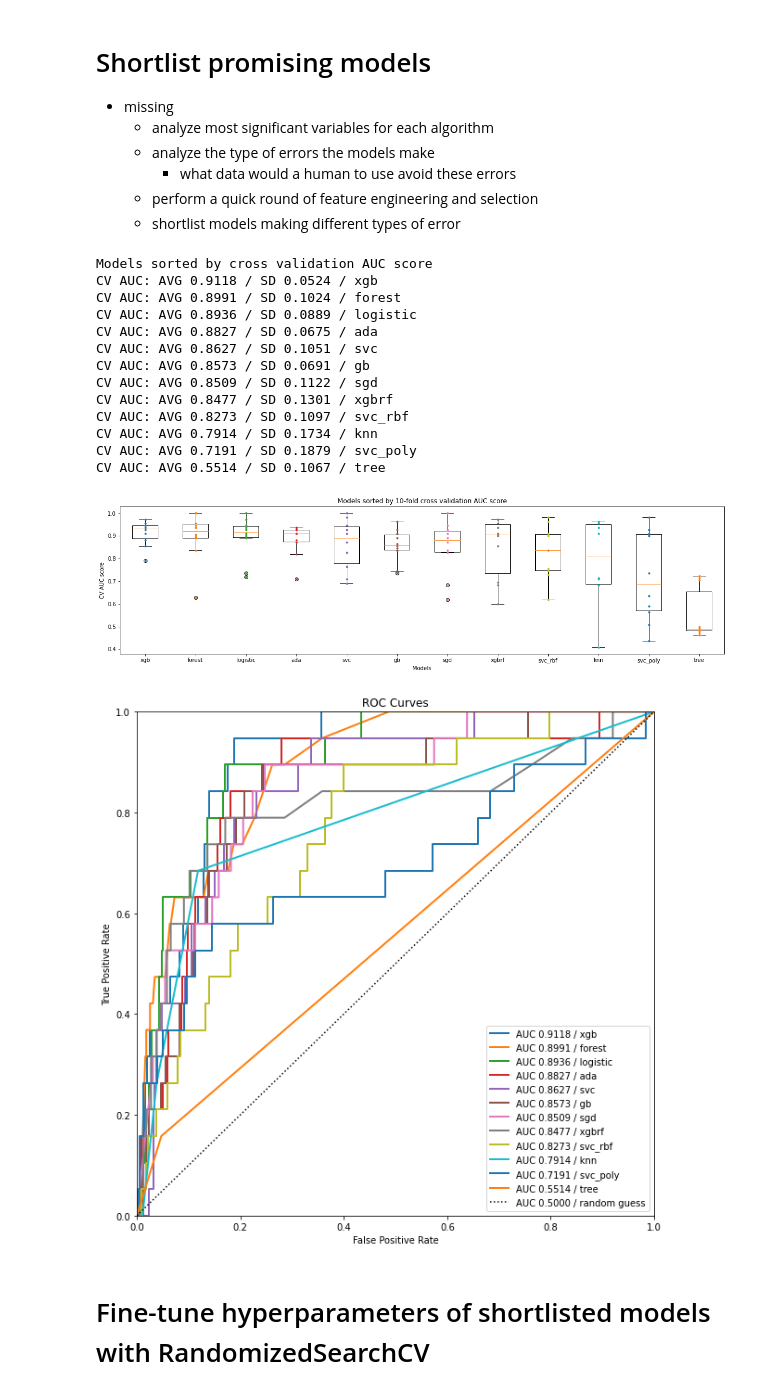
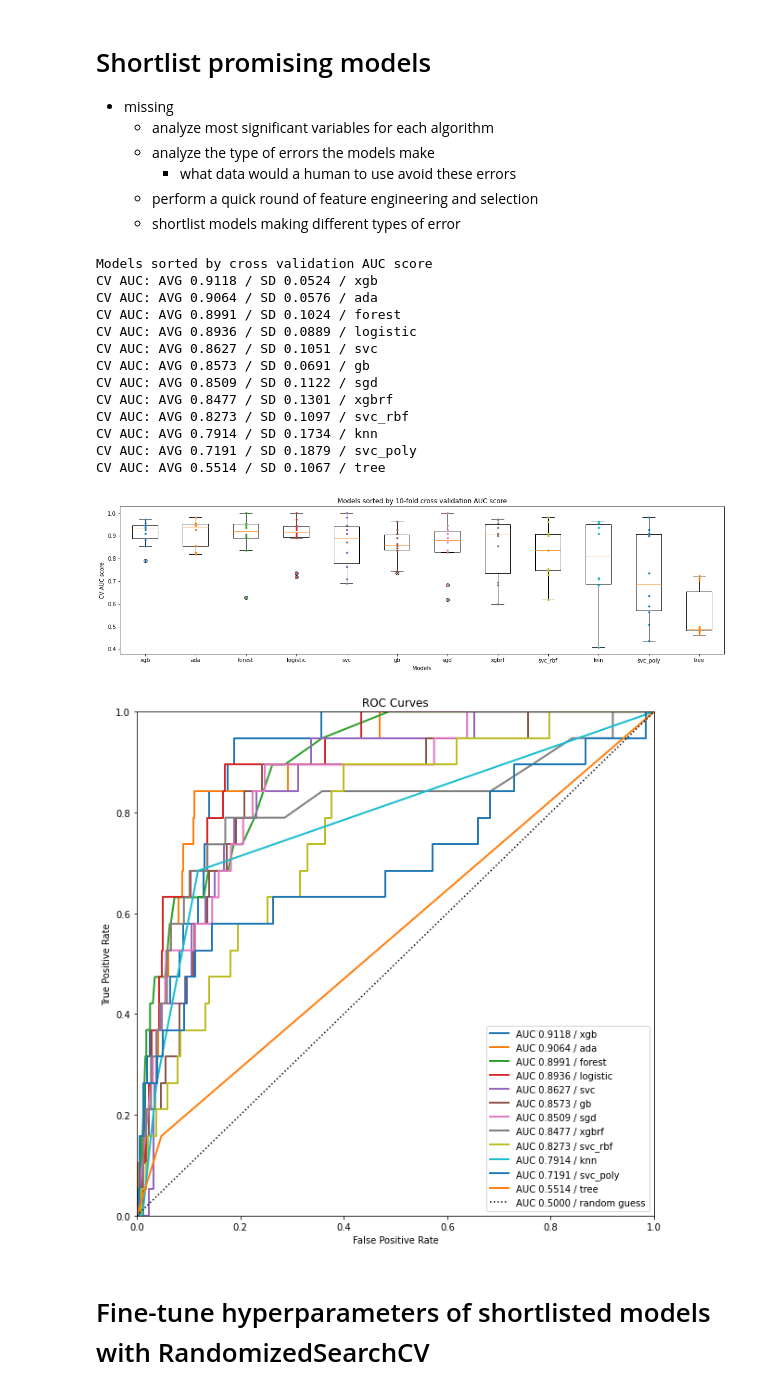
Before and after one commit to WillKWL/Project-NBASeason, a Jupyter notebook: 2_ML_workflow.ipynb, the cells around one changed output. Cells and saved outputs as stored; diff of their text form; code cells hidden in the pictures.

Commit message:
finalize workflow with pre-all star data train set

```diff
--- a/2_ML_workflow.ipynb
+++ b/2_ML_workflow.ipynb
@@ -410,8 +410,14 @@ class MyQuantileTransformer(BaseEstimator, TransformerMixin):
 num_pipeline = make_pipeline(
     # replace PFD with OPP_PF since both columns should be the same but we saw issues with PFD column
     FixPF("PFD", "OPP_PF"),
-    # drop irrelevant / duplicate columns
-    DropCols(["GP", "MIN", "OPP_PF", "OPP_PFD"]),
+    DropCols([
+        # drop irrelevant columns
+        "GP", "MIN",
+        # drop duplicate columns
+        "OPP_PF", "OPP_PFD",
+        # drop meaningless columns, e.g. if they win a lot in regular season, they will continue to win in playoff
+        # "W", "L", "W_PCT", "PTS", "PLUS_MINUS", "OPP_PTS"
+        ]),
     # feature scaling + outlier removal by transforming features into quantiles
       # some features have heavy tails, some look like normal so let's use transform them all to normal by quantile
       # instead of taking log for every feature
@@ -772,7 +778,7 @@ dict_clf = {
     "tree": DecisionTreeClassifier(random_state=42),
     "forest": RandomForestClassifier(random_state=42),
     "gb": GradientBoostingClassifier(random_state=42),
-    "ada": GradientBoostingClassifier(random_state=42, loss='exponential'), # loss='exponential' for AdaBoost
+    "ada": AdaBoostClassifier(random_state=42),
     "xgb": XGBClassifier(random_state=42),
     "xgbrf": XGBRFClassifier(random_state=42)
 }
@@ -813,9 +819,9 @@ for mean, sd, clf_name in sorted(zip(mean_auc, sd_auc, list_clf), reverse = True
 # %% [output]
 Models sorted by cross validation AUC score
 CV AUC: AVG 0.9118 / SD 0.0524 / xgb
+CV AUC: AVG 0.9064 / SD 0.0576 / ada
 CV AUC: AVG 0.8991 / SD 0.1024 / forest
 CV AUC: AVG 0.8936 / SD 0.0889 / logistic
-CV AUC: AVG 0.8827 / SD 0.0675 / ada
 CV AUC: AVG 0.8627 / SD 0.1051 / svc
 CV AUC: AVG 0.8573 / SD 0.0691 / gb
 CV AUC: AVG 0.8509 / SD 0.1122 / sgd
@@ -827,9 +833,9 @@ CV AUC: AVG 0.5514 / SD 0.1067 / tree
 # %%
 # sort the models and plot the spread of CV AUC scores
 mean_auc = [np.mean(auc) for auc in auc_CVs]
-sorted_auc_CV = [i for _, i in sorted(zip(mean_auc, auc_CVs), reverse = True)]
-sorted_clf = [i for _, i in sorted(zip(mean_auc, list_clf), reverse = True)]
-sorted_auc_train = [i for _, i in sorted(zip(mean_auc, auc_train), reverse = True)]
+sorted_auc_CV = [i for _, i in [(mean_auc[i], auc_CVs[i]) for i in np.argsort(mean_auc)[::-1]]]
+sorted_clf = [i for _, i in [(mean_auc[i], list_clf[i]) for i in np.argsort(mean_auc)[::-1]]]
+sorted_auc_train = [i for _, i in [(mean_auc[i], auc_train[i]) for i in np.argsort(mean_auc)[::-1]]]
 plt.boxplot(sorted_auc_CV, labels=sorted_clf)
 # add dots for CV AUC scores
 for i, auc in enumerate(sorted_auc_CV):
@@ -840,21 +846,21 @@ plt.xlabel("Models")
 plt.ylabel("CV AUC score")
 plt.show()
 # %% [output]
-[figure, old version]
+[figure, new version]
 # %%
 figure(figsize=(10, 10))
-for auc, fpr, tpr, clf_name in sorted(zip(mean_auc, list_fpr, list_tpr, list_clf), reverse = True):
+for auc, fpr, tpr, clf_name in [(mean_auc[i], list_fpr[i], list_tpr[i], list_clf[i]) for i in np.argsort(mean_auc)[::-1]]:
   plt.plot(fpr, tpr, linewidth = 2, label = f"AUC {auc:0.4f} / {clf_name}")
 plt.plot([0,1], [0,1], 'k:', label = "AUC 0.5000 / random guess")
 plt.xlim(0,1)
 plt.ylim(0,1)
 plt.title("ROC Curves")
 plt.xlabel("False Positive Rate")
 plt.ylabel("True Positive Rate")
 plt.legend()
 plt.show()
 # %% [output]
-[figure, old version]
+[figure, new version]
 # %% [markdown]
 # Fine-tune hyperparameters of shortlisted models with RandomizedSearchCV
 # %%
```
Also changed, not shown: parts of 10 cells of this notebook.
